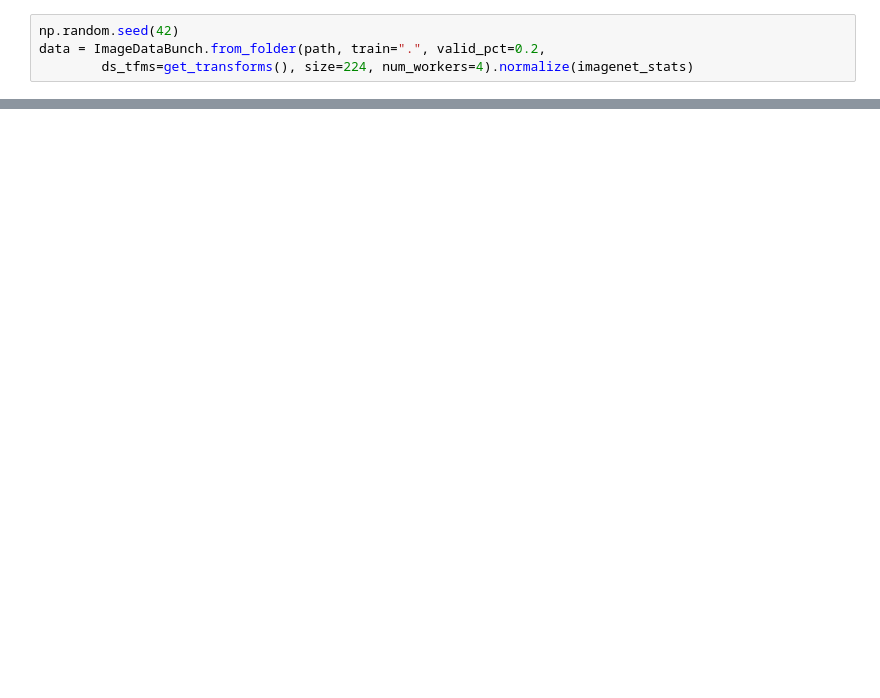
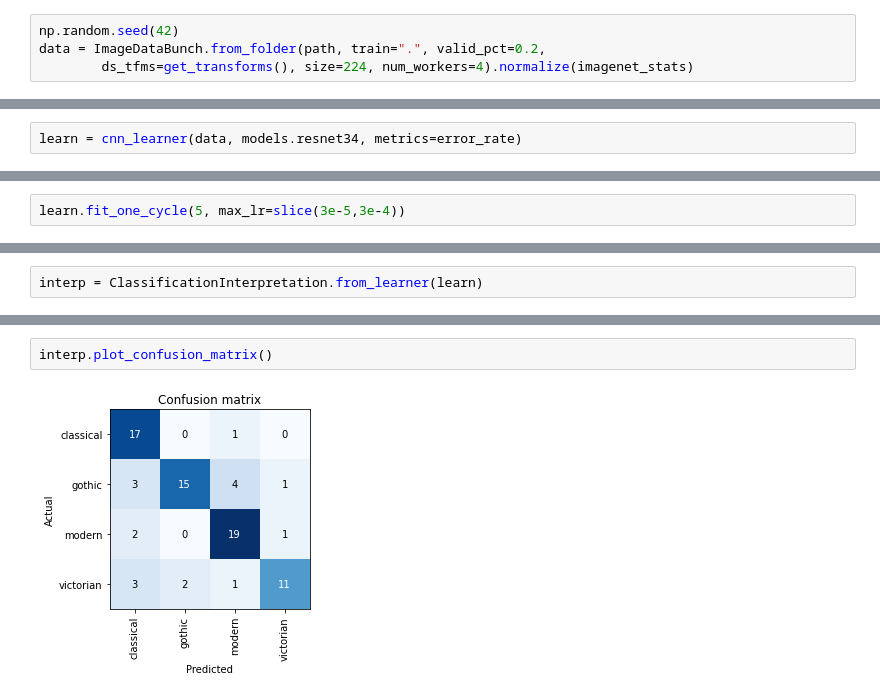
Before and after one commit to mtodisco10/fastaiProjects, a Jupyter notebook: first_fastai.ipynb, the cells around one changed output, grey strips where cells are left out. Saved outputs shown, nothing was run; the diff lists cells and outputs as text; blank space fills up the shorter version.

```diff
--- a/first_fastai.ipynb
+++ b/first_fastai.ipynb
@@ -60,0 +77,2 @@ data.show_batch(rows=3, figsize=(7,8))
+# %%
+learn = cnn_learner(data, models.resnet34, metrics=error_rate)
@@ -60,0 +85,2 @@ data.show_batch(rows=3, figsize=(7,8))
+# %%
+learn.fit_one_cycle(5, max_lr=slice(3e-5,3e-4))
@@ -60,0 +94,2 @@ data.show_batch(rows=3, figsize=(7,8))
+# %%
+interp = ClassificationInterpretation.from_learner(learn)
@@ -60,0 +98,4 @@ data.show_batch(rows=3, figsize=(7,8))
+# %%
+interp.plot_confusion_matrix()
+# %% [output]
+[figure, added]
```
Also changed, not shown: parts of 9 cells of this notebook.
